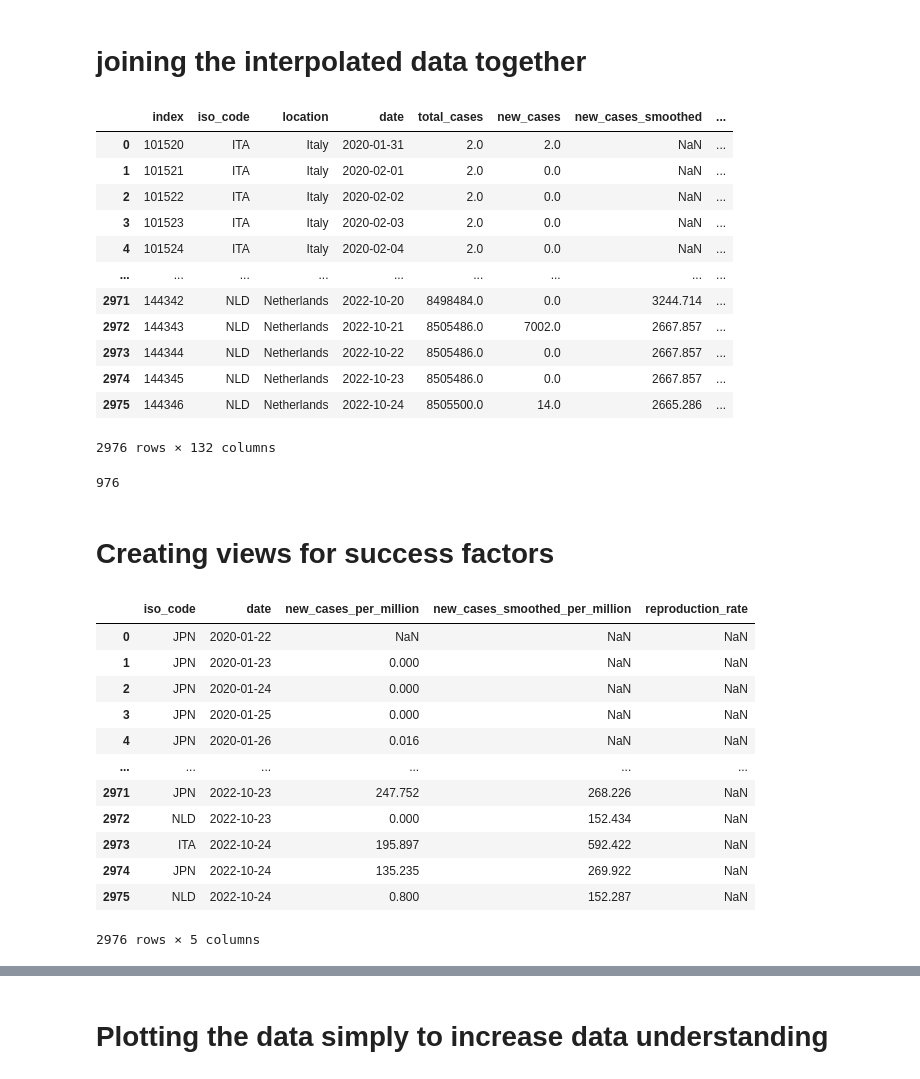
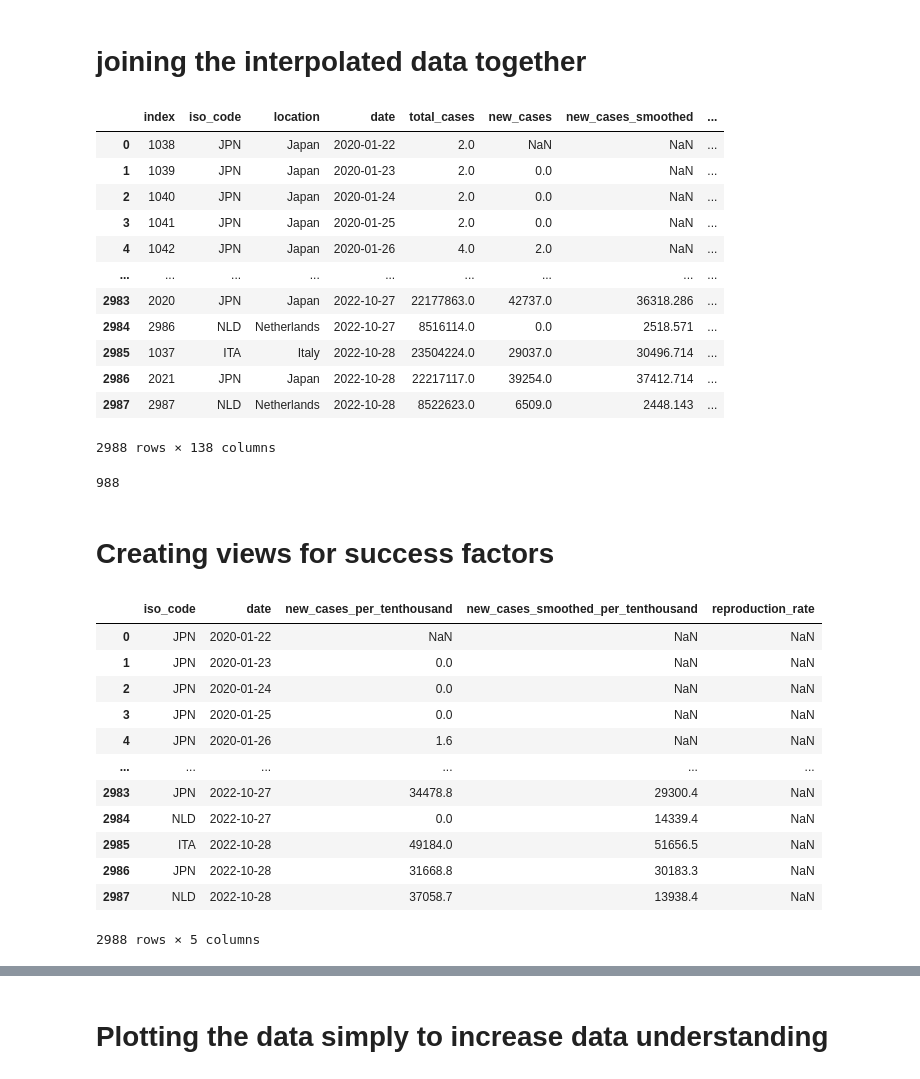
Before and after one commit to KasperGoes/Data-Science-dashboard, a Jupyter notebook: docker/dashboard/Data prep.ipynb, the cells around one changed output, grey strips where cells are left out. Cells and saved outputs as stored; diff of their text form; code cells hidden in the pictures.

```diff
--- a/docker/dashboard/Data prep.ipynb
+++ b/docker/dashboard/Data prep.ipynb
@@ -9,7 +9,7 @@ import matplotlib.pyplot as plt
 
 # Some pandas display options
 pd.set_option('display.max_columns', 50)
-pd.set_option('display.max_rows', 1000)
+pd.set_option('display.max_rows', 10)
 pd.set_option('display.width', 500)
 # %% [markdown]
 # Loading owid data to sql database
@@ -263,56 +414,62 @@ def interpolation(df, columns_to_be_interpolated):
 
     dfRes = pd.concat([remaining_columns_df, dfRes], axis=1)
 
+    #we also interpolate the values of the highest variant, but we do this with padding
+    dfRes = dfRes.fillna(value=np.nan)
+    dfRes['variant_with_highest_delta'].interpolate(method='pad', inplace=True, limit_area='inside')
+    dfRes['highest_change_two_weeks'].interpolate(method='pad', inplace=True, limit_area='inside')
+
+
     return df
 # %%
 JPN_df = df.loc[df['iso_code'] == 'JPN']
-columns_to_be_interpolated_JPN = ['icu_patients', 'icu_patients_per_million', 'hosp_patients', 'hosp_patients_per_million',
+ITA_df = df.loc[df['iso_code'] == 'ITA']
+NLD_df = df.loc[df['iso_code'] == 'NLD']
+
+columns_to_be_interpolated_JPN = ['icu_patients', 'icu_patients_per_tenthousand', 'hosp_patients', 'hosp_patients_per_tenthousand',
 "total_sequences", "20I (Alpha, V1)", "20H (Beta, V2)", "20J (Gamma, V3)", "21A (Delta)",
 "21I (Delta)", "21J (Delta)", "21K (Omicron)", "21L (Omicron)", "22A (Omicron)", "22B (Omicron)", "22C (Omicron)",
 "22D (Omicron)", "21B (Kappa)", "21D (Eta)", "21F (Iota)", "21G (Lambda)", "21H (Mu)", "20B/S:732A", "20E (EU1)",
 "21C (Epsilon)", "20A/S:439K", "S:677H.Robin1", "20A.EU2", "20A/S:98F", "20B/S:626S", "20B/S:1122L", "20A/S:126A", "20C/S:80Y", "other/unknown_variants"]
 
-JPN_df_interpolated = interpolation(JPN_df, columns_to_be_interpolated_JPN)
-
-ITA_df = df.loc[df['iso_code'] == 'ITA']
-ITA_df_interpolated = interpolation(ITA_df, columns_to_be_interpolated_JPN[5:])
-
-columns = ['total_vaccinations_per_hundred','people_vaccinated_per_hundred', 'people_fully_vaccinated_per_hundred','total_boosters_per_hundred',
-           'weekly_icu_admissions', 'weekly_icu_admissions_per_million', 'weekly_hosp_admissions', 'weekly_hosp_admissions_per_million',
+columns_to_be_interpolated_NLD = ['total_vaccinations_per_hundred','people_vaccinated_per_hundred', 'people_fully_vaccinated_per_hundred','total_boosters_per_hundred',
+           'weekly_icu_admissions', 'weekly_icu_admissions_per_tenthousand', 'weekly_hosp_admissions', 'weekly_hosp_admissions_per_tenthousand',
            'total_vaccinations', 'people_vaccinated', 'people_fully_vaccinated','total_boosters']
 
-NLD_df = df.loc[df['iso_code'] == 'NLD']
-
-NLD_df_interpolated = interpolation(NLD_df, columns + columns_to_be_interpolated_JPN)
+JPN_df_interpolated = interpolation(JPN_df, columns_to_be_interpolated_JPN)
+ITA_df_interpolated = interpolation(ITA_df, columns_to_be_interpolated_JPN[5:])
+NLD_df_interpolated = interpolation(NLD_df, columns_to_be_interpolated_NLD + columns_to_be_interpolated_JPN)
 # %% [markdown]
 # joining the interpolated data together
 # %%
 #merging the interpolated datasets per country
 df_interpolated = pd.concat([ITA_df_interpolated, JPN_df_interpolated, NLD_df_interpolated], ignore_index=False)
 
 #merging the interpolated data frame with the old one to create on large dataframes
 total_df  = pd.merge(df, df_interpolated.add_suffix('_inter'), left_on=['date','iso_code'],right_on = ['date_inter','iso_code_inter'], how='left')
+total_df  = total_df.fillna(value=np.nan)
+# total_df['variant_with_highest_delta'].unique()
 total_df
 # %% [output]
 |  | index | iso_code | location | date | total_cases | new_cases | new_cases_smoothed | ... |
-| 0 | 101520 | ITA | Italy | 2020-01-31 | 2.0 | 2.0 | NaN | ... |
-| 1 | 101521 | ITA | Italy | 2020-02-01 | 2.0 | 0.0 | NaN | ... |
-| 2 | 101522 | ITA | Italy | 2020-02-02 | 2.0 | 0.0 | NaN | ... |
-| 3 | 101523 | ITA | Italy | 2020-02-03 | 2.0 | 0.0 | NaN | ... |
-| 4 | 101524 | ITA | Italy | 2020-02-04 | 2.0 | 0.0 | NaN | ... |
+| 0 | 1038 | JPN | Japan | 2020-01-22 | 2.0 | NaN | NaN | ... |
+| 1 | 1039 | JPN | Japan | 2020-01-23 | 2.0 | 0.0 | NaN | ... |
+| 2 | 1040 | JPN | Japan | 2020-01-24 | 2.0 | 0.0 | NaN | ... |
+| 3 | 1041 | JPN | Japan | 2020-01-25 | 2.0 | 0.0 | NaN | ... |
+| 4 | 1042 | JPN | Japan | 2020-01-26 | 4.0 | 2.0 | NaN | ... |
 | ... | ... | ... | ... | ... | ... | ... | ... | ... |
-| 2971 | 144342 | NLD | Netherlands | 2022-10-20 | 8498484.0 | 0.0 | 3244.714 | ... |
-| 2972 | 144343 | NLD | Netherlands | 2022-10-21 | 8505486.0 | 7002.0 | 2667.857 | ... |
-| 2973 | 144344 | NLD | Netherlands | 2022-10-22 | 8505486.0 | 0.0 | 2667.857 | ... |
-| 2974 | 144345 | NLD | Netherlands | 2022-10-23 | 8505486.0 | 0.0 | 2667.857 | ... |
-| 2975 | 144346 | NLD | Netherlands | 2022-10-24 | 8505500.0 | 14.0 | 2665.286 | ... |
+| 2983 | 2020 | JPN | Japan | 2022-10-27 | 22177863.0 | 42737.0 | 36318.286 | ... |
+| 2984 | 2986 | NLD | Netherlands | 2022-10-27 | 8516114.0 | 0.0 | 2518.571 | ... |
+| 2985 | 1037 | ITA | Italy | 2022-10-28 | 23504224.0 | 29037.0 | 30496.714 | ... |
+| 2986 | 2021 | JPN | Japan | 2022-10-28 | 22217117.0 | 39254.0 | 37412.714 | ... |
+| 2987 | 2987 | NLD | Netherlands | 2022-10-28 | 8522623.0 | 6509.0 | 2448.143 | ... |
-2976 rows × 132 columns
+2988 rows × 138 columns
 # %%
 #pushing the interpolated df to SQL
 db_conn.execute("DROP TABLE IF EXISTS total_df CASCADE;")
 total_df.to_sql("total_df", db_conn, if_exists='replace')
 # %% [output]
-976
+988
 # %% [markdown]
 # Creating views for success factors
 # %%
@@ -320,26 +477,26 @@ total_df.to_sql("total_df", db_conn, if_exists='replace')
 db_conn.execute("DROP VIEW IF EXISTS cases CASCADE;")
 query = '''
 CREATE OR REPLACE VIEW cases AS
-SELECT iso_code, date,new_cases_per_million, new_cases_smoothed_per_million, reproduction_rate
+SELECT iso_code, date,new_cases_per_tenthousand, new_cases_smoothed_per_tenthousand, reproduction_rate
 FROM all_relevant
 '''
 db_conn.execute(query)
 df = pd.read_sql('SELECT * FROM cases',db_conn)
 df
 # %% [output]
-|  | iso_code | date | new_cases_per_million | new_cases_smoothed_per_million | reproduction_rate |
+|  | iso_code | date | new_cases_per_tenthousand | new_cases_smoothed_per_tenthousand | reproduction_rate |
 | 0 | JPN | 2020-01-22 | NaN | NaN | NaN |
-| 1 | JPN | 2020-01-23 | 0.000 | NaN | NaN |
-| 2 | JPN | 2020-01-24 | 0.000 | NaN | NaN |
-| 3 | JPN | 2020-01-25 | 0.000 | NaN | NaN |
-| 4 | JPN | 2020-01-26 | 0.016 | NaN | NaN |
+| 1 | JPN | 2020-01-23 | 0.0 | NaN | NaN |
+| 2 | JPN | 2020-01-24 | 0.0 | NaN | NaN |
+| 3 | JPN | 2020-01-25 | 0.0 | NaN | NaN |
+| 4 | JPN | 2020-01-26 | 1.6 | NaN | NaN |
 | ... | ... | ... | ... | ... | ... |
-| 2971 | JPN | 2022-10-23 | 247.752 | 268.226 | NaN |
-| 2972 | NLD | 2022-10-23 | 0.000 | 152.434 | NaN |
-| 2973 | ITA | 2022-10-24 | 195.897 | 592.422 | NaN |
-| 2974 | JPN | 2022-10-24 | 135.235 | 269.922 | NaN |
-| 2975 | NLD | 2022-10-24 | 0.800 | 152.287 | NaN |
+| 2983 | JPN | 2022-10-27 | 34478.8 | 29300.4 | NaN |
+| 2984 | NLD | 2022-10-27 | 0.0 | 14339.4 | NaN |
+| 2985 | ITA | 2022-10-28 | 49184.0 | 51656.5 | NaN |
+| 2986 | JPN | 2022-10-28 | 31668.8 | 30183.3 | NaN |
+| 2987 | NLD | 2022-10-28 | 37058.7 | 13938.4 | NaN |
-2976 rows × 5 columns
+2988 rows × 5 columns
 # %%
 #getting the relevant kpi data for cases (including variant distribution)
 db_conn.execute("DROP VIEW IF EXISTS casesplus CASCADE;")
```
Also changed, not shown: parts of 26 cells of this notebook.
